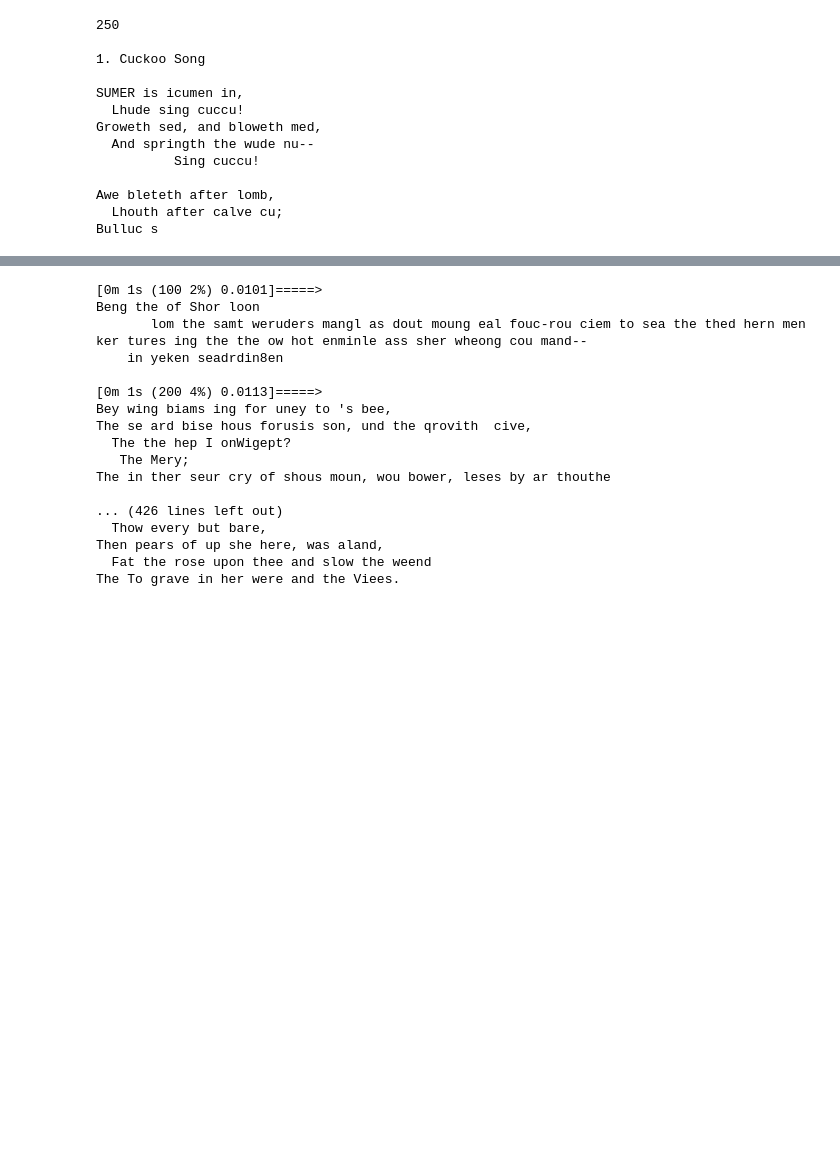
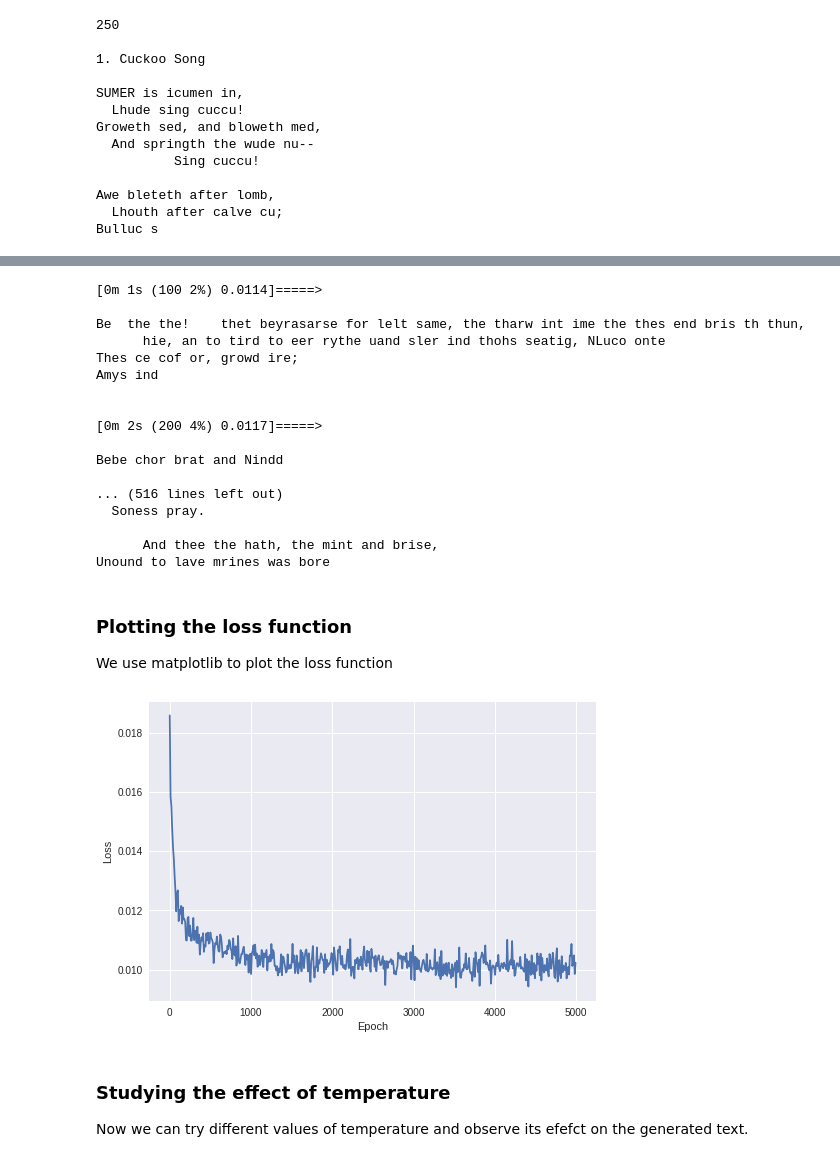
Before and after one commit to sangeetkar/Recurrent-Neural-Nets, a Jupyter notebook: Character based RNN for text generation.ipynb, the cells around one changed output, grey strips where cells are left out. Cells and saved outputs as stored; diff of their text form; code cells hidden in the pictures; blank space fills up the shorter version.

```diff
--- a/Character based RNN for text generation.ipynb
+++ b/Character based RNN for text generation.ipynb
@@ -80,0 +138,21 @@ And
+# %%
+class CharRNN(nn.Module):
+    def __init__(self, input_size, hidden_size, output_size, num_layers=1):
+        super(CharRNN, self).__init__()
+        self.input_size = input_size
+        self.hidden_size = hidden_size
+        self.output_size = output_size
+        self.num_layers = num_layers
+
+        self.embedding = nn.Embedding(input_size, hidden_size)
+        self.gru = nn.GRU(hidden_size, hidden_size, num_layers=num_layers, dropout=0.4)
+        self.linear = nn.Linear(hidden_size, output_size)
+
+    def forward(self, input, hidden):
+        x = self.embedding(input.view(-1,1))
+        output, hidden = self.gru(x.view(-1, 1, self.hidden_size), hidden)
+        x = self.linear(output.view(-1, self.hidden_size))
+        return x, hidden
+
+    def init_hidden(self):
+        return Variable(torch.zeros(self.num_layers, 1, self.hidden_size))
@@ -130,7 +230,7 @@ n_epochs = 5000
 print_every = 100
 plot_every = 10
 hidden_size = 100
-num_layers = 1
+num_layers = 2
 lr = 0.005
 
 model = CharRNN(num_characters, hidden_size, num_characters, num_layers)
@@ -148,28 +248,47 @@ for epoch in range(1, n_epochs + 1):
     loss_avg += loss
 
     if epoch % print_every == 0:
-        print('[%s (%d %d%%) %.4f]=====>' % (time_since(start), epoch, epoch / n_epochs * 100, loss))
-        print(generate_text(model, 'Be', 200), '\n')
+        print('[%s (%d %d%%) %.4f]=====>\n' % (time_since(start), epoch, epoch / n_epochs * 100, loss))
+        print(generate_text(model, 'Be', 200), '\n\n')
 
     if epoch % plot_every == 0:
         all_losses.append(loss_avg / plot_every)
         loss_avg = 0
 # %% [output]
-[0m 1s (100 2%) 0.0101]=====>
-Beng the of Shor loon
-       lom the samt weruders mangl as dout moung eal fouc-rou ciem to sea the thed hern men ker tures ing the the ow hot enminle ass sher wheong cou mand--
-    in yeken seadrdin8en
+[0m 1s (100 2%) 0.0114]=====>
 
-[0m 1s (200 4%) 0.0113]=====>
-Bey wing biams ing for uney to 's bee,
-The se ard bise hous forusis son, und the qrovith  cive,
-  The the hep I onWigept?
-   The Mery;
-The in ther seur cry of shous moun, wou bower, leses by ar thouthe
+Be  the the!    thet beyrasarse for lelt same, the tharw int ime the thes end bris th thun,
+      hie, an to tird to eer rythe uand sler ind thohs seatig, NLuco onte
+Thes ce cof or, growd ire;
+Amys ind
 
-... (426 lines left out)
-  Thow every but bare,
-Then pears of up she here, was aland,
-  Fat the rose upon thee and slow the weend
-The To grave in her were and the Viees.
+
+[0m 2s (200 4%) 0.0117]=====>
+
+Bebe chor brat and Nindd
+
+... (516 lines left out)
+  Soness pray.
+
+      And thee the hath, the mint and brise,
+Unound to lave mrines was bore
+# %% [markdown]
+### Plotting the loss function
+
+We use matplotlib to plot the loss function
+# %%
+import matplotlib.pyplot as plt
+import seaborn as sns; sns.set()
+
+plt.plot(range(1, n_epochs+1, plot_every), all_losses)
+plt.xlabel('Epoch')
+plt.ylabel('Loss')
+plt.savefig('./figures/loss.png')
+plt.show()
+# %% [output]
+[figure, added]
+# %% [markdown]
+### Studying the effect of **temperature**
+
+Now we can try different values of temperature and observe its efefct on the generated text.
 # %%
```
Also changed, not shown: parts of 16 cells of this notebook, 3 other files.
